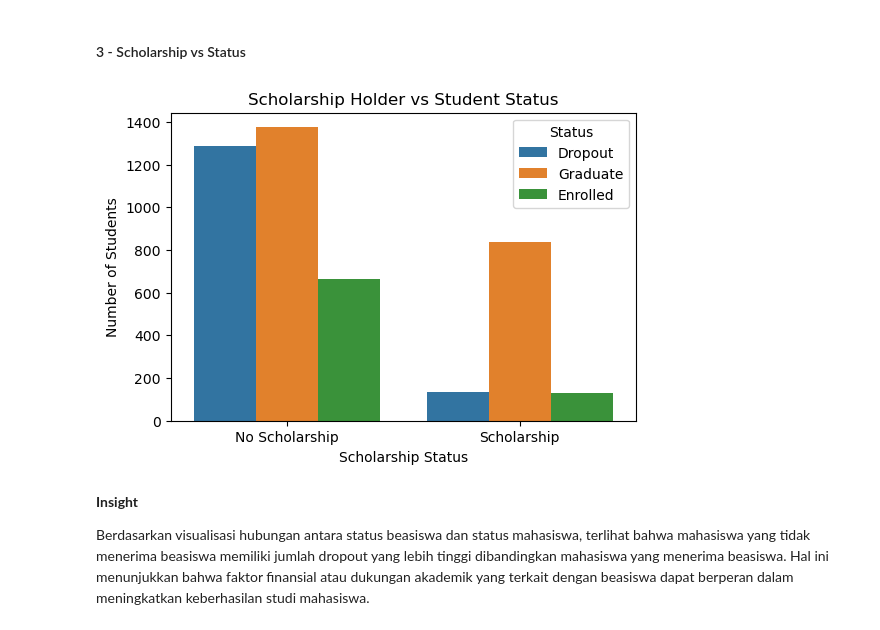
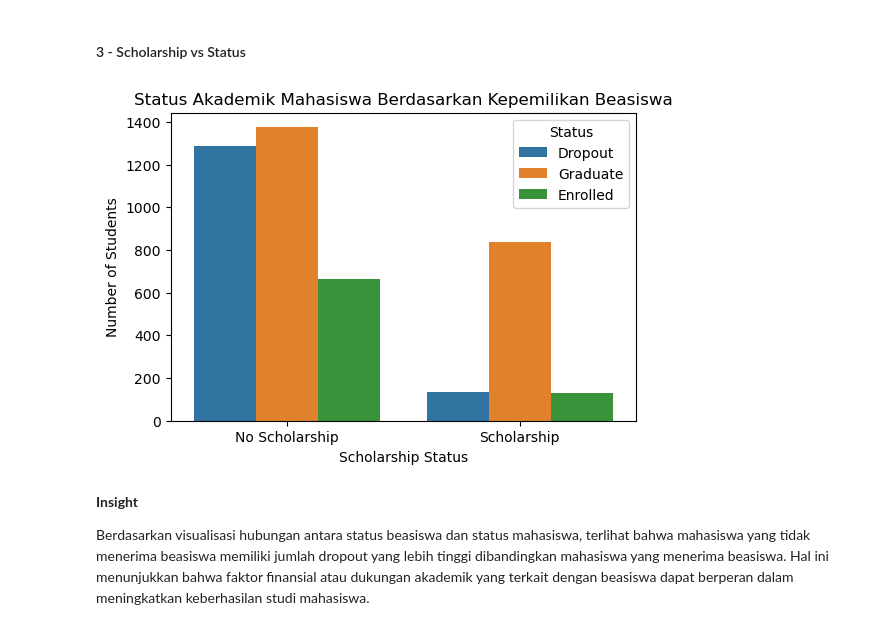
Before and after one commit to muhfauzan-chycn/student-dropout-prediction, a Jupyter notebook: Proyek_Akhir_Jaya_Institut.ipynb, the cells around one changed output. Cells and saved outputs as stored; diff of their text form; code cells hidden in the pictures.

```diff
--- a/Proyek_Akhir_Jaya_Institut.ipynb
+++ b/Proyek_Akhir_Jaya_Institut.ipynb
@@ -240,20 +240,20 @@ Analisis ini bertujuan untuk melihat hubungan antara kepemilikan beasiswa dengan
 # %% [markdown]
 #### 3 - Scholarship vs Status
 # %%
-# 3 - Visualisasi Scholarship vs Status
+# 3 - Visualisasi Status Akademik Mahasiswa Berdasarkan Kepemilikan Beasiswa
 plt.figure(figsize=(6,4))
 
 ax = sns.countplot(data=df, x="Scholarship_holder", hue="Status")
 
 ax.set_xticklabels(["No Scholarship", "Scholarship"])
 
-plt.title("Scholarship Holder vs Student Status")
+plt.title("Status Akademik Mahasiswa Berdasarkan Kepemilikan Beasiswa")
 plt.xlabel("Scholarship Status")
 plt.ylabel("Number of Students")
 
 plt.show()
 # %% [output]
-[figure, old version]
+[figure, new version]
 # %% [markdown]
 **Insight**
 
```
Also changed, not shown: parts of 15 cells of this notebook, 1 other file.
